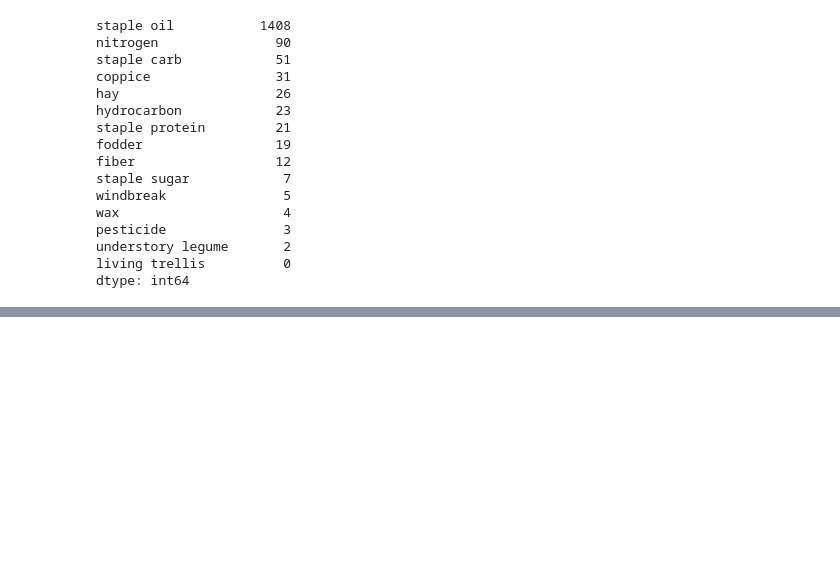
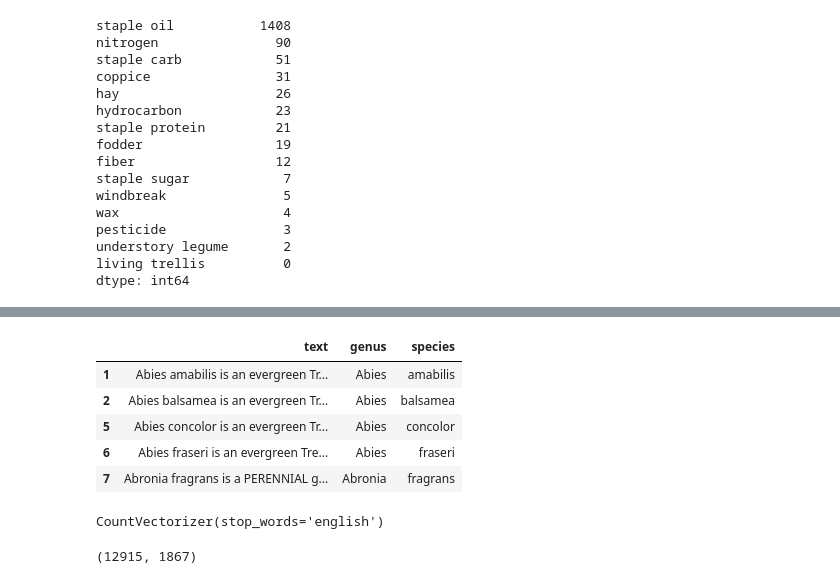
Before and after one commit to aforehand/data_science, a Jupyter notebook: plants/cleaning_pfaf_data.ipynb, the cells around one changed output, grey strips where cells are left out. Cells and saved outputs as stored; diff of their text form; code cells hidden in the pictures; blank space fills up the shorter version.

```diff
--- a/plants/cleaning_pfaf_data.ipynb
+++ b/plants/cleaning_pfaf_data.ipynb
@@ -798,0 +703,22 @@ pfaf.to_csv('')
+# %%
+physical = pd.DataFrame()
+physical['text'] = pfaf['physical characteristics'].replace({r'\[([0-9]+(, )*)+[0-9]*\ *\]':
+                                                           ''}, regex=True)
+physical['genus'] = pfaf['genus']
+physical['species'] = pfaf['species']
+# %%
+physical.fillna('', inplace=True)
+# %%
+physical[physical['text']!=''].head()
+# %% [output]
+|  | text | genus | species |
+| 1 | Abies amabilis is an evergreen Tr... | Abies | amabilis |
+| 2 | Abies balsamea is an evergreen Tr... | Abies | balsamea |
+| 5 | Abies concolor is an evergreen Tr... | Abies | concolor |
+| 6 | Abies fraseri is an evergreen Tre... | Abies | fraseri |
+| 7 | Abronia fragrans is a PERENNIAL g... | Abronia | fragrans |
+# %%
+count_vec = CountVectorizer(stop_words='english')
+count_vec.fit(physical['text'])
+# %% [output]
+CountVectorizer(stop_words='english')
@@ -798,0 +739,4 @@ pfaf.to_csv('')
+# %%
+all_sentences.shape
+# %% [output]
+(12915, 1867)
```
Also changed, not shown: parts of 52 cells of this notebook, 2 other files.
